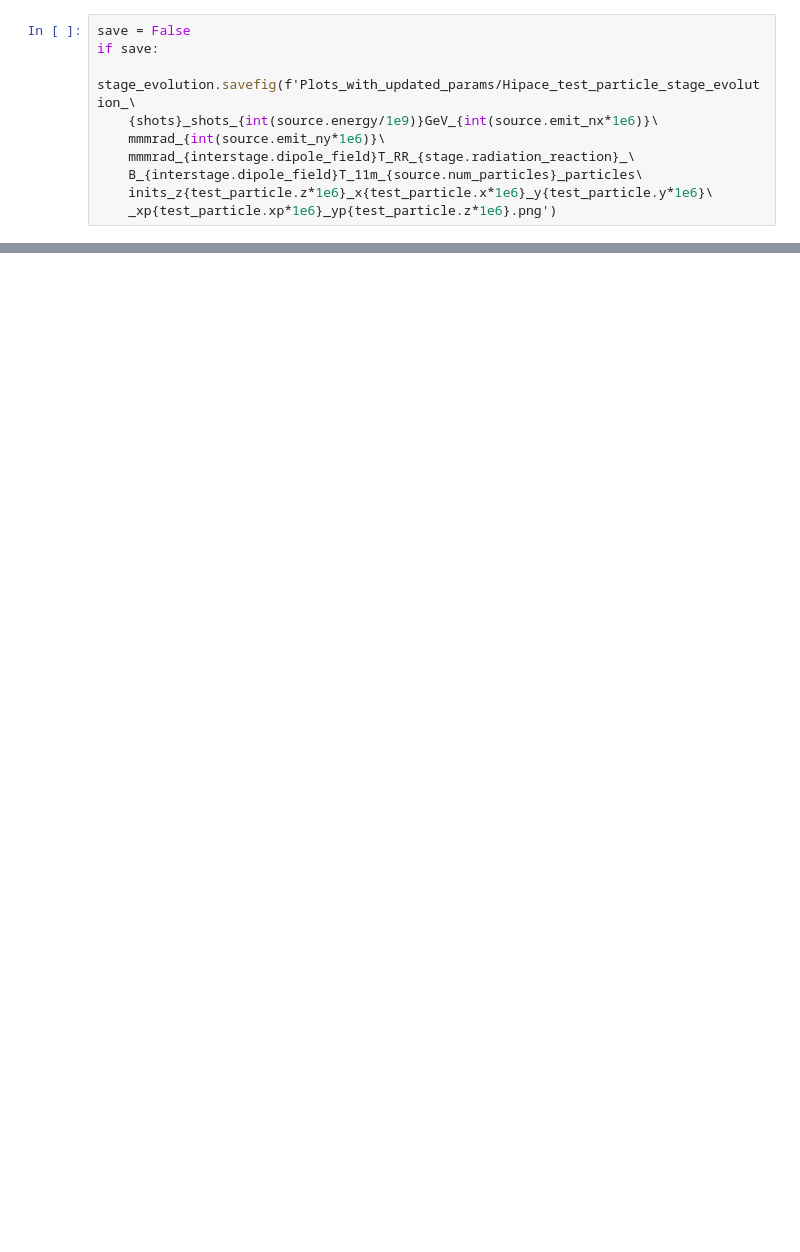
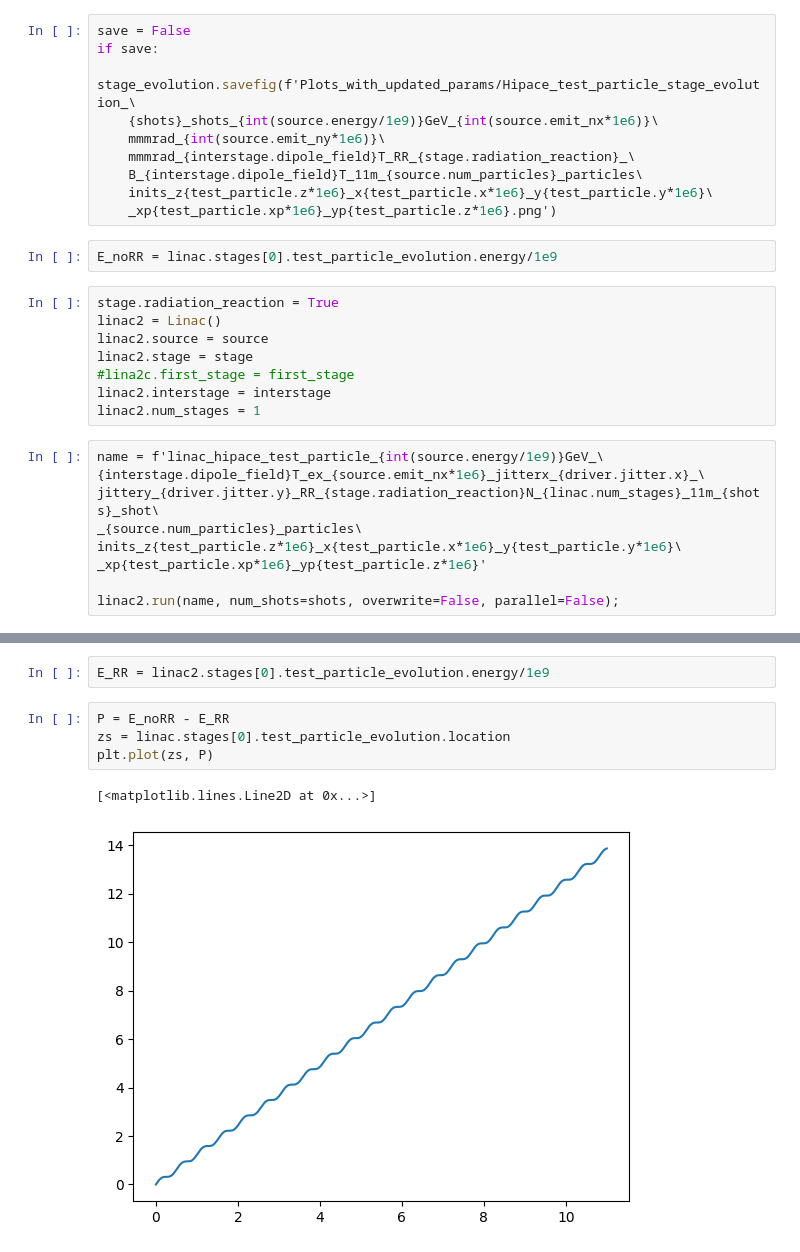
Before and after one commit to abel-framework/ABEL, a Jupyter notebook: examples/single_particle_hipace.ipynb, the cells around one changed output, grey strips where cells are left out. Cells and saved outputs as stored; diff of their text form; blank space fills up the shorter version.

Commit message:
Added lots of plots and calculated energy loss in hipace

```diff
--- a/examples/single_particle_hipace.ipynb
+++ b/examples/single_particle_hipace.ipynb
@@ -121,3 +108,22 @@ if save:
     B_{interstage.dipole_field}T_11m_{source.num_particles}_particles\
     inits_z{test_particle.z*1e6}_x{test_particle.x*1e6}_y{test_particle.y*1e6}\
     _xp{test_particle.xp*1e6}_yp{test_particle.z*1e6}.png')
+# %%
+E_noRR = linac.stages[0].test_particle_evolution.energy/1e9
+# %%
+stage.radiation_reaction = True
+linac2 = Linac()
+linac2.source = source
+linac2.stage = stage
+#lina2c.first_stage = first_stage
+linac2.interstage = interstage
+linac2.num_stages = 1
+# %%
+name = f'linac_hipace_test_particle_{int(source.energy/1e9)}GeV_\
+{interstage.dipole_field}T_ex_{source.emit_nx*1e6}_jitterx_{driver.jitter.x}_\
+jittery_{driver.jitter.y}_RR_{stage.radiation_reaction}N_{linac.num_stages}_11m_{shots}_shot\
+_{source.num_particles}_particles\
+inits_z{test_particle.z*1e6}_x{test_particle.x*1e6}_y{test_particle.y*1e6}\
+_xp{test_particle.xp*1e6}_yp{test_particle.z*1e6}'
+
+linac2.run(name, num_shots=shots, overwrite=False, parallel=False);
@@ -123,0 +136,9 @@ if save:
+# %%
+E_RR = linac2.stages[0].test_particle_evolution.energy/1e9
+# %%
+P = E_noRR - E_RR
+zs = linac.stages[0].test_particle_evolution.location
+plt.plot(zs, P)
+# %% [output]
+[<matplotlib.lines.Line2D at 0x...>]
+[figure, added]
```
Also changed, not shown: parts of 5 cells of this notebook, 4 other files.
